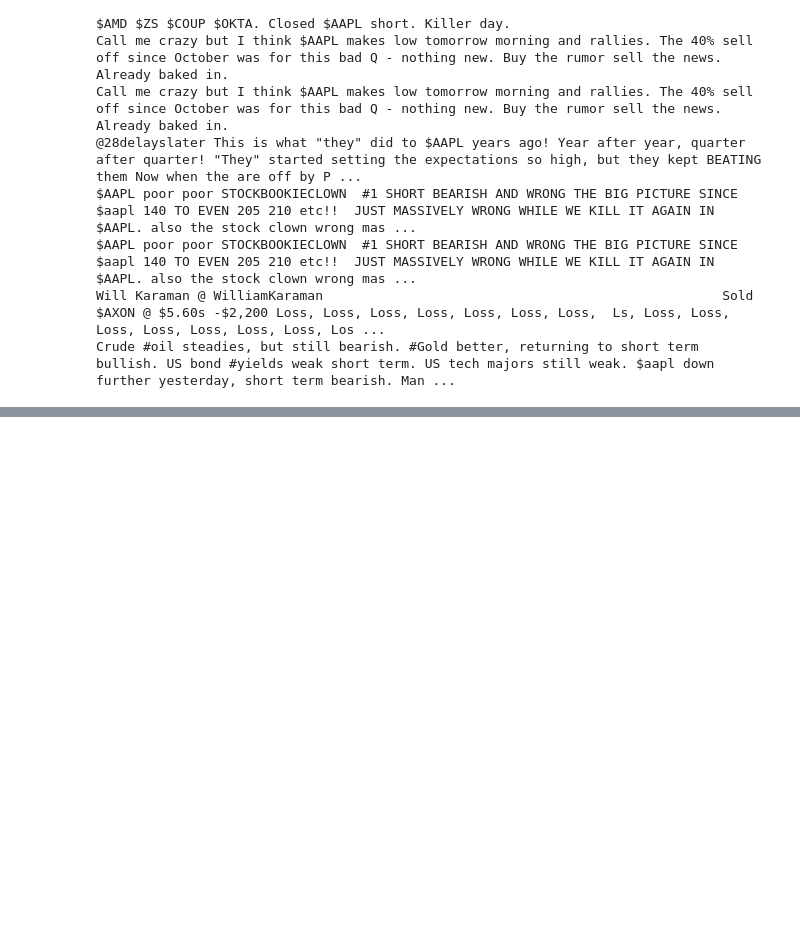
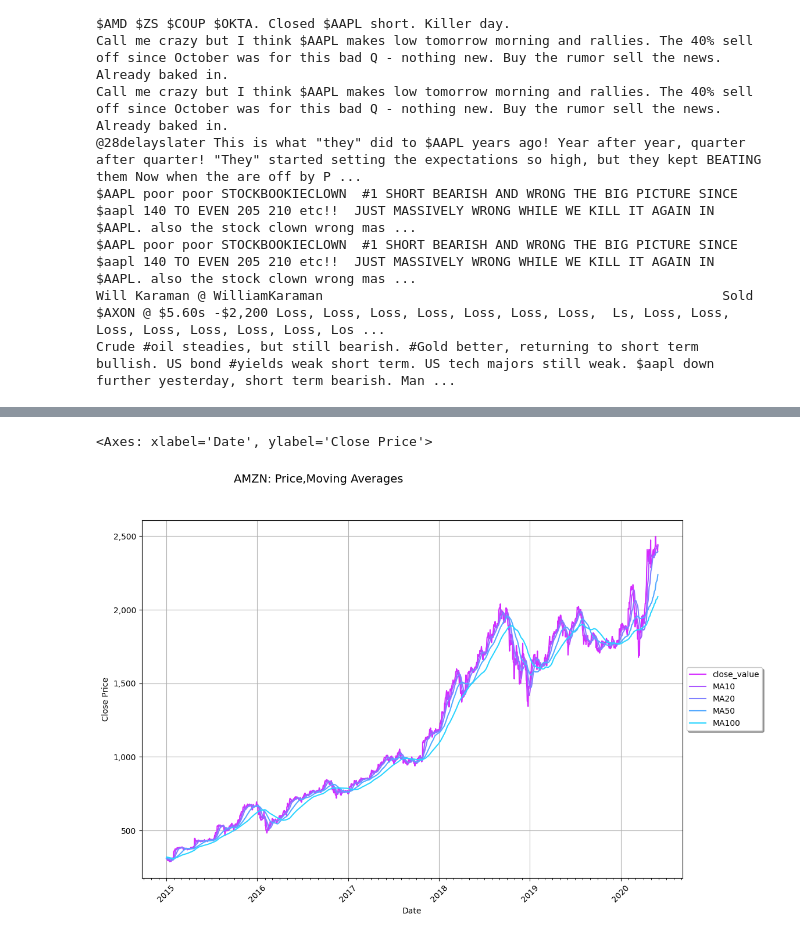
Before and after one commit to opinon1/twitter-stock-predictor, a Jupyter notebook: twitter-stock-market-sentiment-analysis.ipynb, the cells around one changed output, grey strips where cells are left out. Cells and saved outputs as stored; diff of their text form; code cells hidden in the pictures; blank space fills up the shorter version.

```diff
--- a/twitter-stock-market-sentiment-analysis.ipynb
+++ b/twitter-stock-market-sentiment-analysis.ipynb
@@ -713,0 +328,12 @@ ax=corr_plot(sp,tw)
+# %%
+start='2015-01-01'
+end='2020-12-31'
+ticker='AMZN'
+# get data
+sp=subset_prices(d,ticker,start,end) #get price info
+fig,ax=plt.subplots(figsize=(12, 8))
+fig.suptitle(ticker+ ": Price,Moving Averages",fontsize=14,horizontalalignment='right', verticalalignment='top')
+price_plot_ma(ax=ax,df=sp)
+# %% [output]
+<Axes: xlabel='Date', ylabel='Close Price'>
+[figure, added]
```
Also changed, not shown: parts of 26 cells of this notebook, 1 other file.
